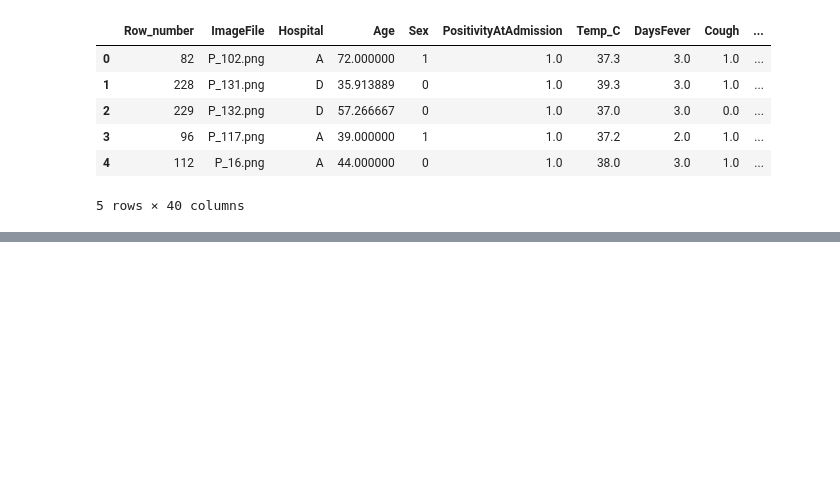
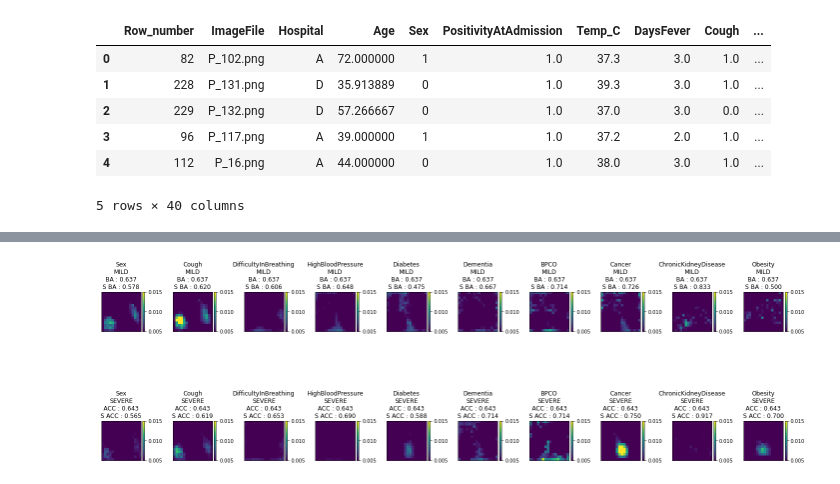
Before and after one commit to csabaiBio/ai4covid, a Jupyter notebook: notebooks/prediction_comparison_within_features.ipynb, the cells around one changed output, grey strips where cells are left out. Drawn from its saved outputs; the diff is of its cells as text; code cells hidden in the pictures; blank space fills up the shorter version.

```diff
--- a/notebooks/prediction_comparison_within_features.ipynb
+++ b/notebooks/prediction_comparison_within_features.ipynb
@@ -209,0 +326,8 @@ plot_test_mild_severe_difference_complementer(test_original, test_predictions, t
+# %%
+plot_valid_mild_severe_difference(train_original, valid_predictions, valid_attentions,
+                                 ['Sex', 'Cough',
+                   'DifficultyInBreathing', 'HighBloodPressure',
+                   'Diabetes', 'Dementia', 'BPCO', 'Cancer', 'ChronicKidneyDisease',
+                   'Obesity'])
+# %% [output]
+[figure, added]
```
Also changed, not shown: parts of 7 cells of this notebook, 1 other file.
